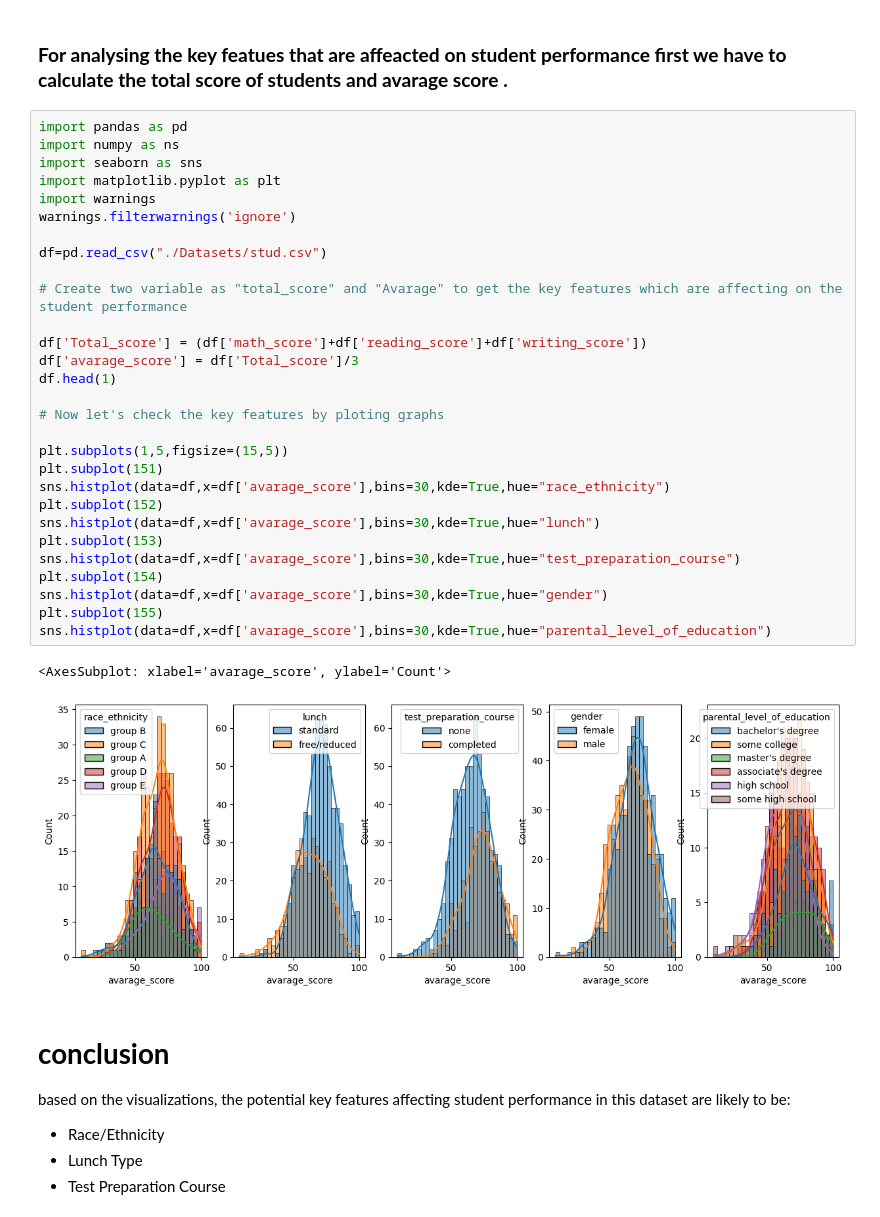
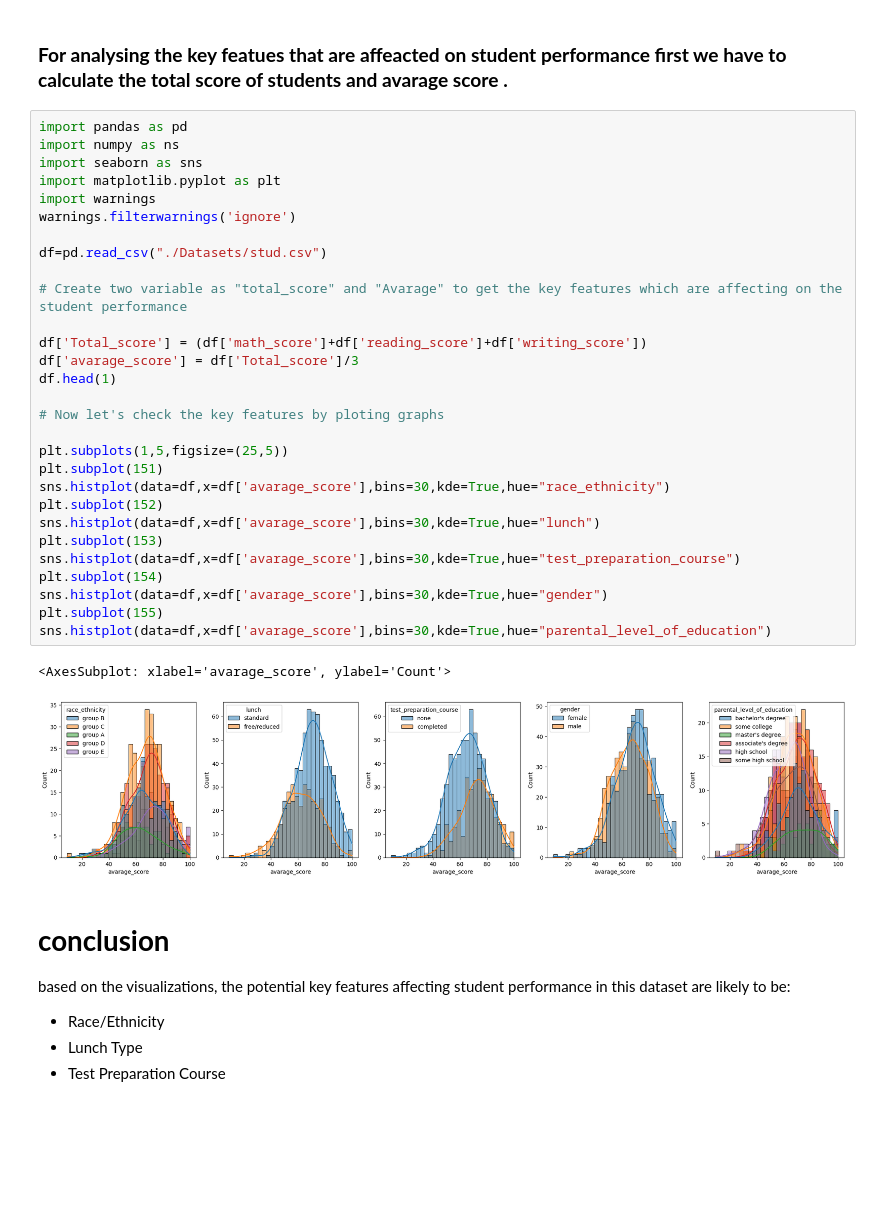
Before and after one commit to prashdev01/ML-assignments, a Jupyter notebook: 24Mar_ML_assignment.ipynb, the cells around one changed output. Saved outputs shown, nothing was run; the diff lists cells and outputs as text; blank space fills up the shorter version.

```diff
--- a/24Mar_ML_assignment.ipynb
+++ b/24Mar_ML_assignment.ipynb
@@ -63,35 +71,35 @@ dtype: int64
 # %%
 import pandas as pd
 import numpy as ns
 import seaborn as sns
 import matplotlib.pyplot as plt
 import warnings
 warnings.filterwarnings('ignore')
 
 df=pd.read_csv("./Datasets/stud.csv")
 
 # Create two variable as "total_score" and "Avarage" to get the key features which are affecting on the student performance
 
 df['Total_score'] = (df['math_score']+df['reading_score']+df['writing_score'])
 df['avarage_score'] = df['Total_score']/3
 df.head(1)
 
 # Now let's check the key features by ploting graphs
 
-plt.subplots(1,5,figsize=(15,5))
+plt.subplots(1,5,figsize=(25,5))
 plt.subplot(151)
 sns.histplot(data=df,x=df['avarage_score'],bins=30,kde=True,hue="race_ethnicity")
 plt.subplot(152)
 sns.histplot(data=df,x=df['avarage_score'],bins=30,kde=True,hue="lunch")
 plt.subplot(153)
 sns.histplot(data=df,x=df['avarage_score'],bins=30,kde=True,hue="test_preparation_course")
 plt.subplot(154)
 sns.histplot(data=df,x=df['avarage_score'],bins=30,kde=True,hue="gender")
 plt.subplot(155)
 sns.histplot(data=df,x=df['avarage_score'],bins=30,kde=True,hue="parental_level_of_education")
 # %% [output]
 <AxesSubplot: xlabel='avarage_score', ylabel='Count'>
-[figure, old version]
+[figure, new version]
 # %% [markdown]
 # **conclusion**
 based on the visualizations, the potential key features affecting student performance in this dataset are likely to be:
```
Also changed, not shown: parts of 4 cells of this notebook.
